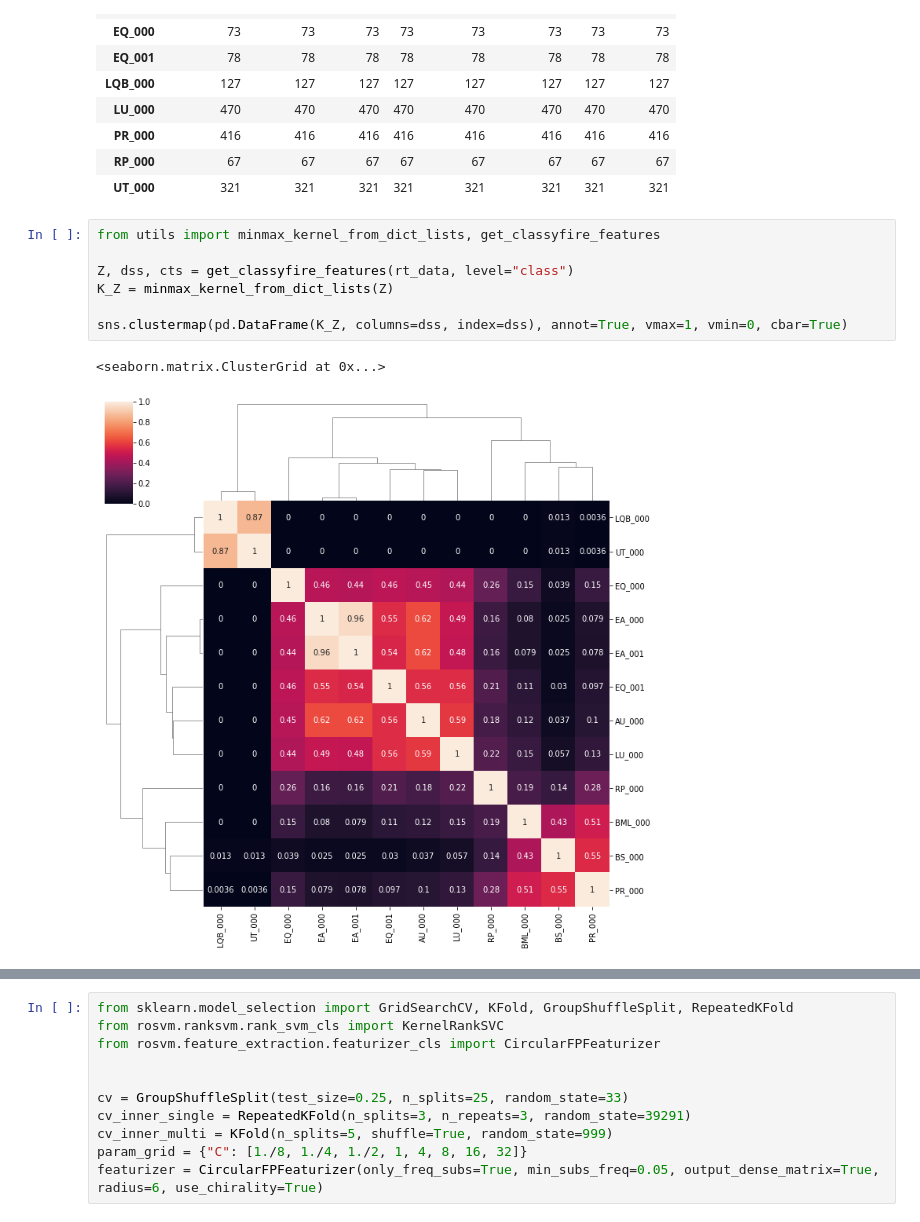
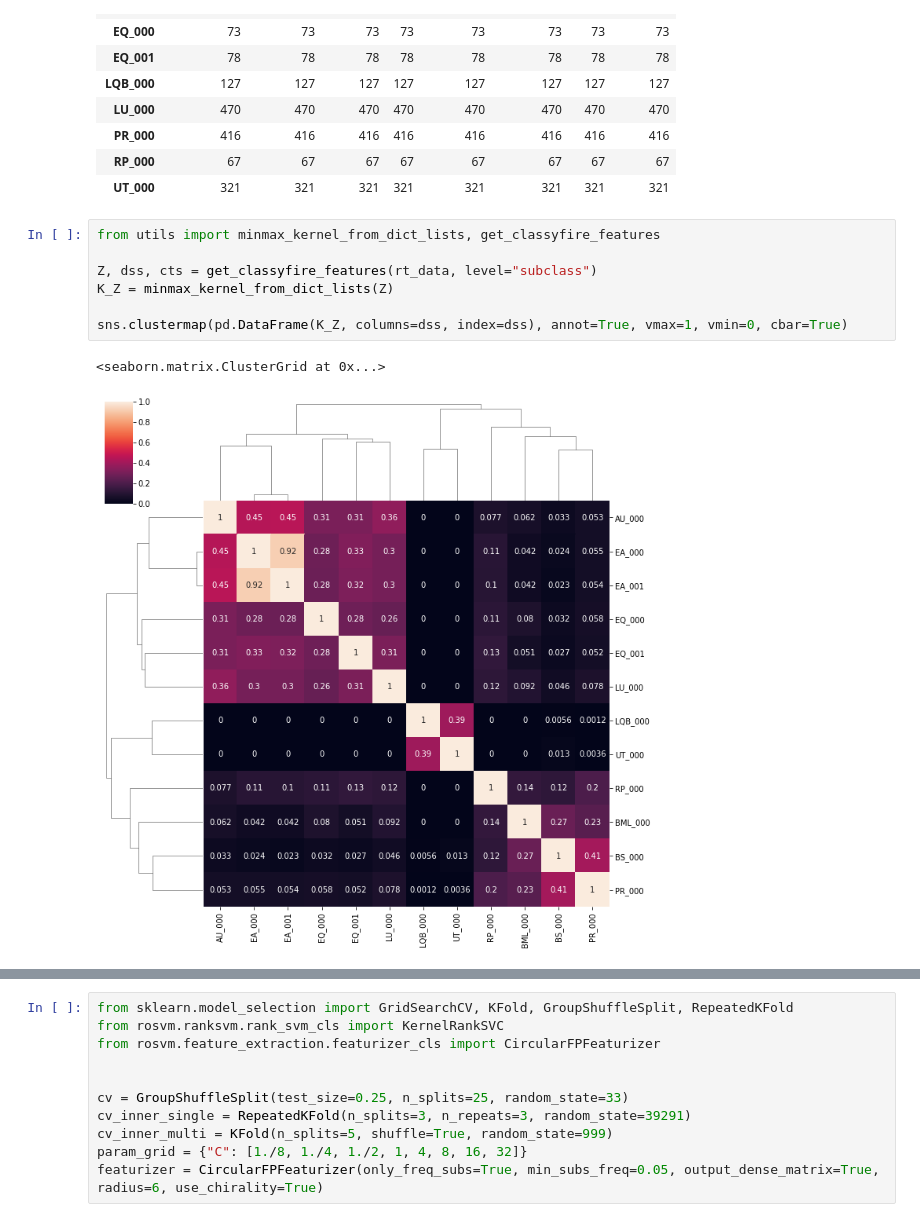
Before and after one commit to bachi55/massbank_for_ML, a Jupyter notebook: analysis/dataset_descriptor.ipynb, the cells around one changed output, grey strips where cells are left out. Drawn from its saved outputs; the diff is of its cells as text.

Commit message:
add analysis of the classyfire descriptor experiments --> no consistent results

```diff
--- a/analysis/dataset_descriptor.ipynb
+++ b/analysis/dataset_descriptor.ipynb
@@ -32,10 +32,10 @@ rt_data.groupby("dataset").count()
 # %%
 from utils import minmax_kernel_from_dict_lists, get_classyfire_features
 
-Z, dss, cts = get_classyfire_features(rt_data, level="class")
+Z, dss, cts = get_classyfire_features(rt_data, level="subclass")
 K_Z = minmax_kernel_from_dict_lists(Z)
 
 sns.clustermap(pd.DataFrame(K_Z, columns=dss, index=dss), annot=True, vmax=1, vmin=0, cbar=True)
 # %% [output]
 <seaborn.matrix.ClusterGrid at 0x...>
-[figure, old version]
+[figure, new version]
```
Also changed, not shown: parts of 11 cells of this notebook, 3 other files.
